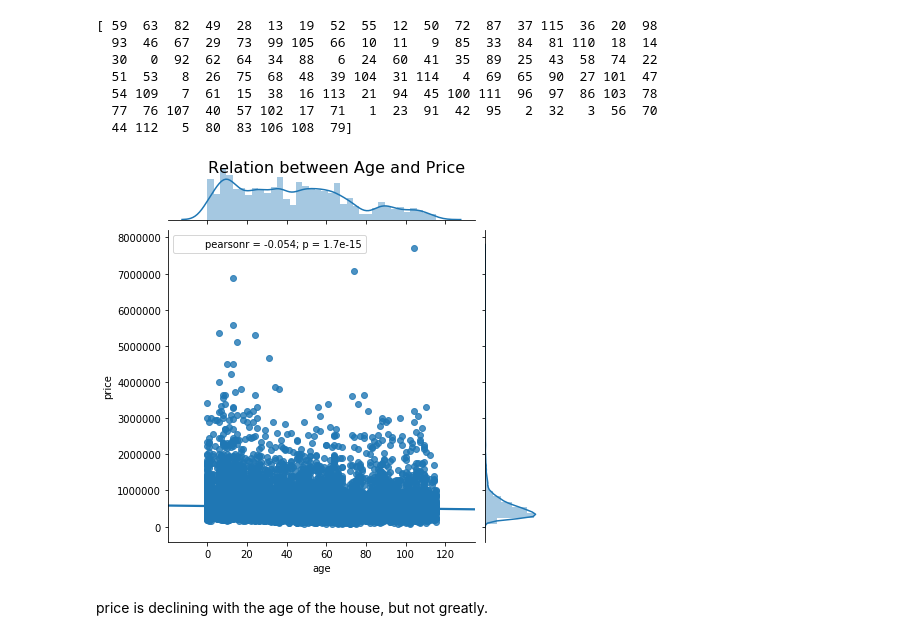
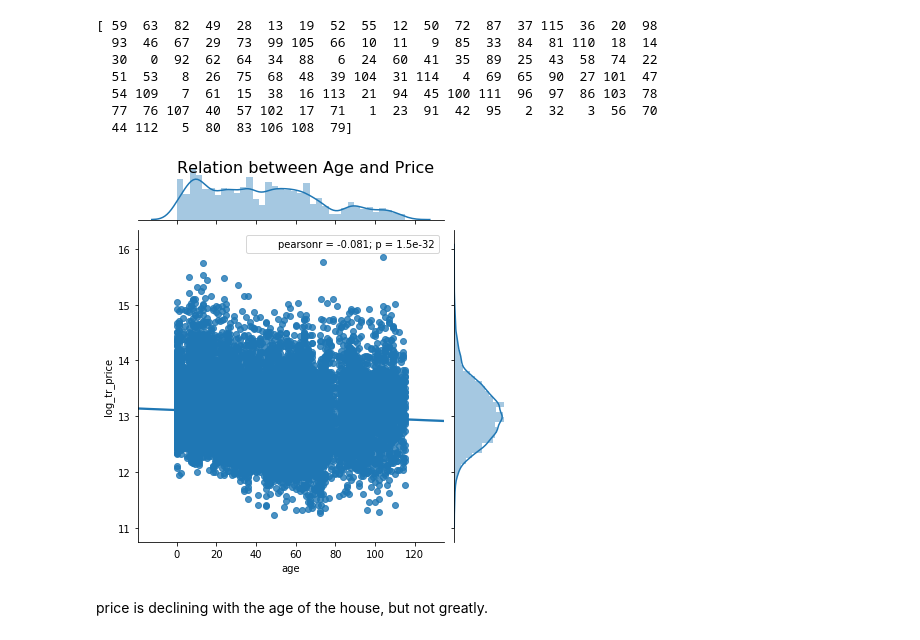
Before and after one commit to prasantidas/Thinkful_Data_Science, a Jupyter notebook: unit 2 lesson 1- 8.ipynb, the cells around one changed output. Saved outputs shown, nothing was run; the diff lists cells and outputs as text; code cells hidden in the pictures.

```diff
--- a/unit 2 lesson 1- 8.ipynb
+++ b/unit 2 lesson 1- 8.ipynb
@@ -258,2 +306,0 @@ plt.show()
-# %%
-house_data['total_sqft'] = house_data['sqft_living'] + house_data['sqft_lot']
@@ -389,9 +333,0 @@ for i in column_list:
-# %%
-house_data['price(in Million)'] = house_data.price/1000000
-plt.figure(figsize=(6,6))
-plt.title('Price for floor')
-sns.boxplot(x = 'floors',
-          y = 'price(in Million)',showmeans = True,
-          data = house_data)
-
-plt.show()
@@ -418,0 +346,3 @@ floor and price are weakly correlated.
+# %%
+features = house_data.loc[:,['price','sqft_living','grade','bathrooms','view']]
+features.head()
@@ -422,4 +407,0 @@ The year in which the house is built. It is not a continuous variable and if we
-# %%
-# Creating a data frame to hold our features.
-features = house_data.loc[:,['price','bathrooms','sqft_living','sqft_above','grade','yr_built','sqft_lot']]
-features.head()
@@ -443,11 +419,11 @@ print(features['age'].unique())
   77  76 107  40  57 102  17  71   1  23  91  42  95   2  32   3  56  70
   44 112   5  80  83 106 108  79]
 # %%
-sns.jointplot(x="age", y="price", data=features, kind = 'reg')
+sns.jointplot(x="age", y="log_tr_price", data=features, kind = 'reg')
 plt.suptitle('Relation between Age and Price', fontsize=16)
 
 plt.show()
 # %% [output]
-[figure, old version]
+[figure, new version]
 # %% [markdown]
 price is declining with the age of the house, but not greatly.
```
Also changed, not shown: parts of 125 cells of this notebook.
